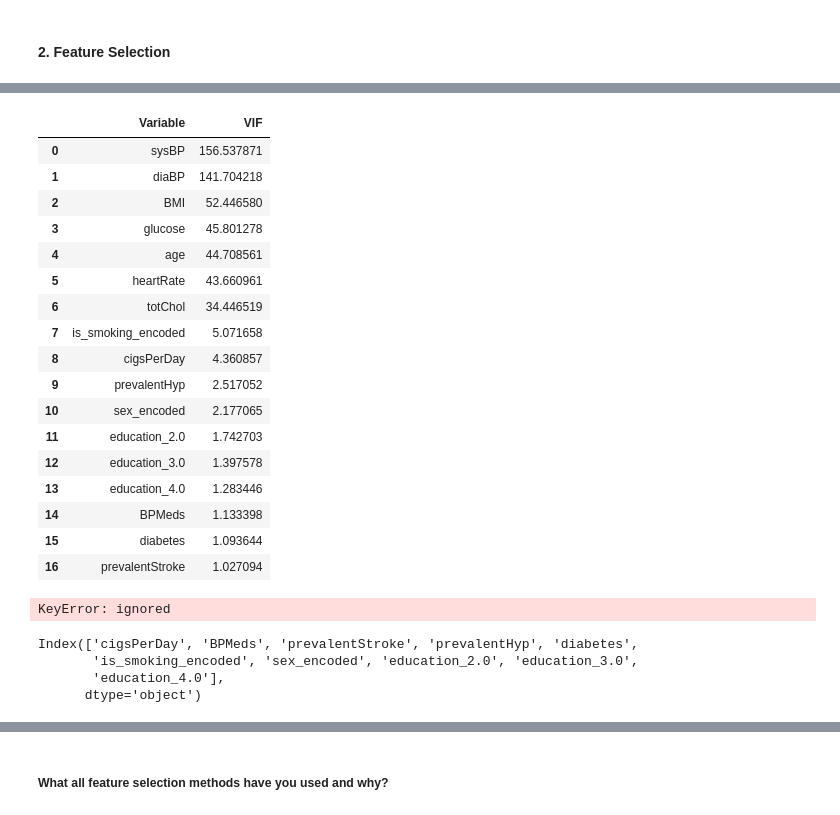
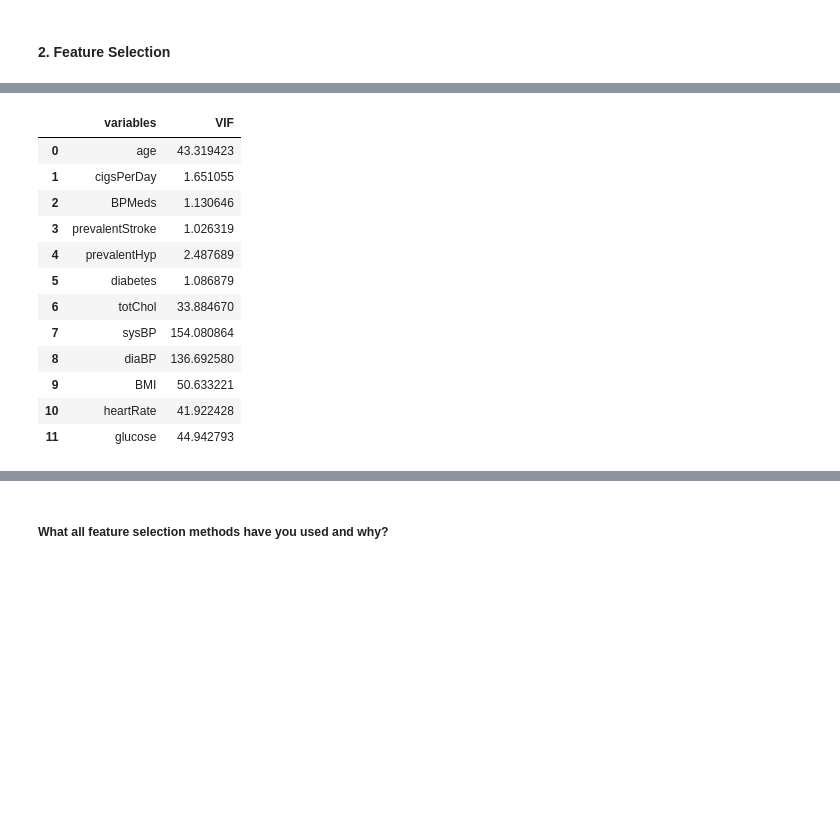
Before and after one commit to fadakenitin/Classification_Capstone_Project, a Jupyter notebook: Cardiovascular_Risk_Prediction.ipynb, the cells around one changed output, grey strips where cells are left out. Drawn from its saved outputs; the diff is of its cells as text; code cells hidden in the pictures; blank space fills up the shorter version.

```diff
--- a/Cardiovascular_Risk_Prediction.ipynb
+++ b/Cardiovascular_Risk_Prediction.ipynb
@@ -1292,33 +1153,21 @@ x.drop(['education_1.0'],inplace=True, axis=1)
-# %%
-# Again checking vif values by deleting education_1
-calc_vif(x)
-# %% [output]
-|  | Variable | VIF |
-| 0 | sysBP | 156.537871 |
-| 1 | diaBP | 141.704218 |
-| 2 | BMI | 52.446580 |
-| 3 | glucose | 45.801278 |
-| 4 | age | 44.708561 |
-| 5 | heartRate | 43.660961 |
-| 6 | totChol | 34.446519 |
-| 7 | is_smoking_encoded | 5.071658 |
-| 8 | cigsPerDay | 4.360857 |
-| 9 | prevalentHyp | 2.517052 |
-| 10 | sex_encoded | 2.177065 |
-| 11 | education_2.0 | 1.742703 |
-| 12 | education_3.0 | 1.397578 |
-| 13 | education_4.0 | 1.283446 |
-| 14 | BPMeds | 1.133398 |
-| 15 | diabetes | 1.093644 |
-| 16 | prevalentStroke | 1.027094 |
+# %%
+not_for_vif = ['is_smoking_encoded', 'sex_encoded', 'education_1.0',
+       'education_2.0','education_3.0', 'education_4.0','TenYearCHD']
+
+get_vif(data[[i for i in data.describe().columns if i not in not_for_vif]])
+# %% [output]
+|  | variables | VIF |
+| 0 | age | 43.319423 |
+| 1 | cigsPerDay | 1.651055 |
+| 2 | BPMeds | 1.130646 |
+| 3 | prevalentStroke | 1.026319 |
+| 4 | prevalentHyp | 2.487689 |
+| 5 | diabetes | 1.086879 |
+| 6 | totChol | 33.884670 |
+| 7 | sysBP | 154.080864 |
+| 8 | diaBP | 136.692580 |
+| 9 | BMI | 50.633221 |
+| 10 | heartRate | 41.922428 |
+| 11 | glucose | 44.942793 |
 # %%
-x = x.drop(['sysBP', 'diaBP', 'BMI', 'glucose', 'age', 'heartRate', 'totChol'], axis=1,inplace=True)
+data.drop(['totChol','sysBP','diaBP','BMI','heartRate','glucose'],axis=1,inplace=True)
-# %% [output]
-KeyError: ignored
-# %%
-x.columns
-# %% [output]
-Index(['cigsPerDay', 'BPMeds', 'prevalentStroke', 'prevalentHyp', 'diabetes',
-       'is_smoking_encoded', 'sex_encoded', 'education_2.0', 'education_3.0',
-       'education_4.0'],
-      dtype='object')
```
Also changed, not shown: parts of 54 cells of this notebook.
